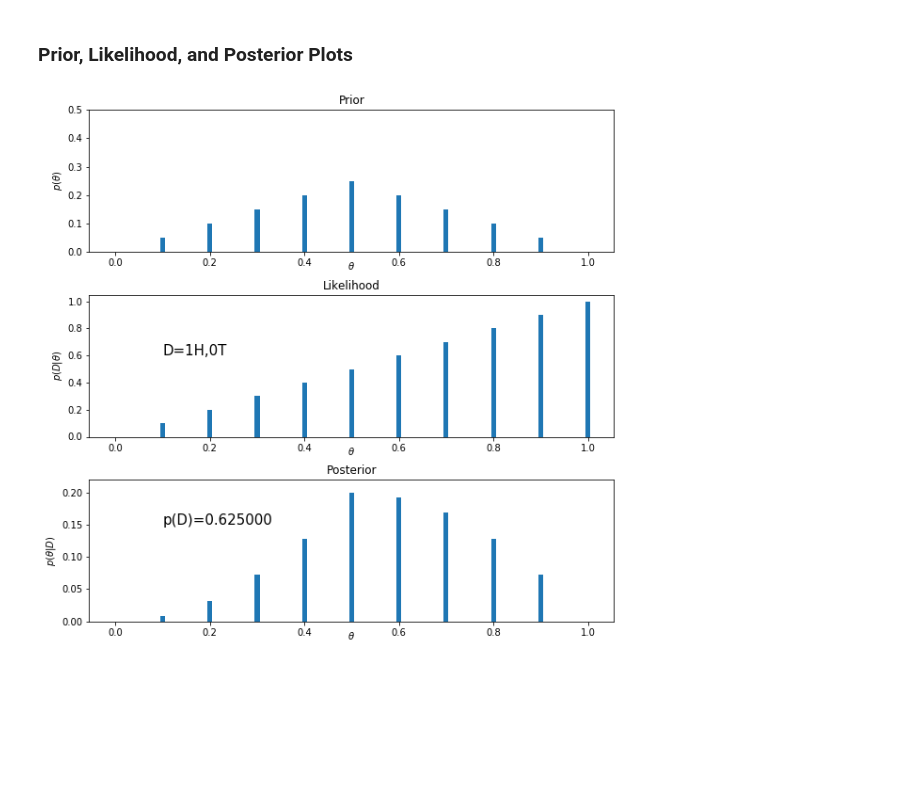
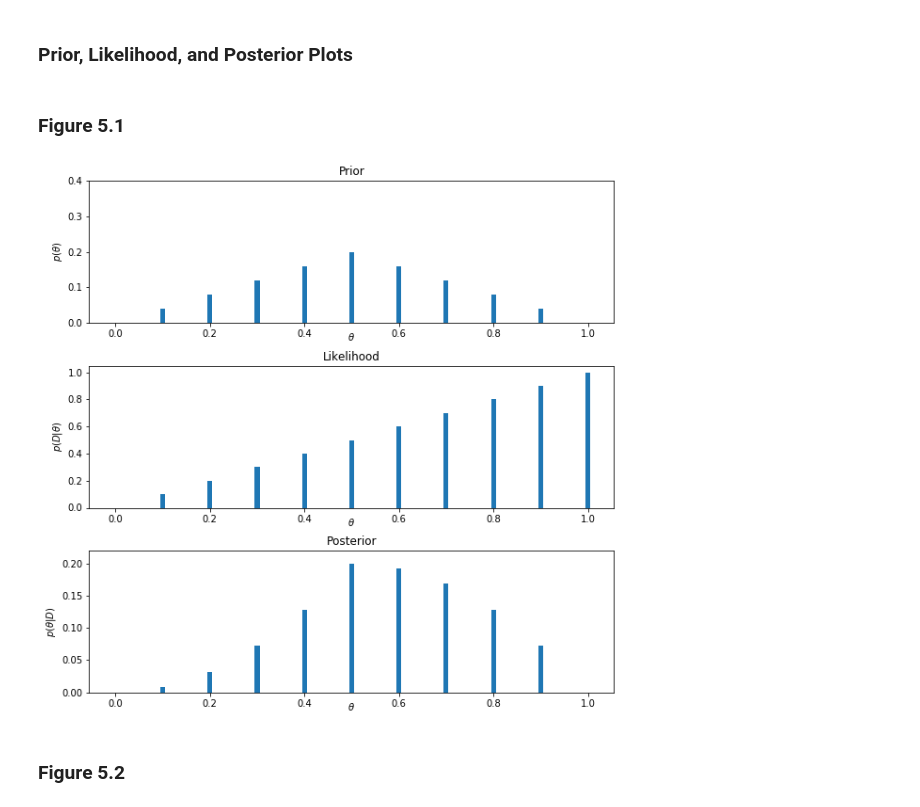
Before and after one commit to vincentmwong/dbda-notes, a Jupyter notebook: ch_5/Wong_Bayesian-textbook_Ch5.ipynb, the cells around one changed output. Cells and saved outputs as stored; diff of their text form; code cells hidden in the pictures; blank space fills up the shorter version.

Commit message:
Created new ch5 plots

```diff
--- a/ch_5/Wong_Bayesian-textbook_Ch5.ipynb
+++ b/ch_5/Wong_Bayesian-textbook_Ch5.ipynb
@@ -7,7 +4,2 @@ data = ['H']
 # %% [markdown]
 ### Prior, Likelihood, and Posterior Plots
-# %%
-thetas = np.linspace(0.0,1.0,num_parameters+2) #Additional 2 parameters accounts for 0.0 and 1.0 cases
-# %%
-#Prior
-priors = np.array([(0.5 - abs(x-0.5))/2 for x in thetas])
@@ -23,29 +6,42 @@ posteriors = (likelihoods*priors)/evidence
+# %%
+def fourTwentyBayesit(data,num_params):
+    thetas = np.linspace(0.0,1.0,num_params+1) #Additional parameter accounts for 0.0
+    priors = [(0.5 - abs(x-0.5))/2 for x in thetas]
+    priorsum = sum(priors)
+    priors = np.array([x/priorsum for x in priors])
+    headcount = data.count('H')
+    tailcount = data.count('T')
+    likelihoods = (thetas**headcount)*((1-thetas)**tailcount)
+    evidence = sum(likelihoods*np.array(priors))
+    posteriors = (likelihoods*priors)/evidence
+    return thetas, priors, likelihoods, evidence, posteriors
+# %% [markdown]
+### Figure 5.1
+# %%
+thetas, priors, likelihoods, evidence, posteriors = fourTwentyBayesit(['H'], 10)
 # %%
-plt.figure(figsize=(10,10))
-plt.subplots_adjust(hspace = 0.3)
+fig, ax = plt.subplots(nrows=3,ncols=1,figsize=(10,10))
+fig.subplots_adjust(hspace=0.3)
 
-plt.subplot(3,1,1)
-plt.bar(thetas,priors, width = 0.01)
-plt.title("Prior")
-plt.xlabel(r"$\theta$",labelpad = -8)
-plt.ylabel(r"$p( \theta )$")
-plt.ylim(0,2*max(priors))
+ax[0].bar(thetas,priors,width=0.01)
+ax[0].set_title("Prior")
+ax[0].set_xlabel(r"$\theta$",labelpad = -8)
+ax[0].set_ylabel(r"$p( \theta )$")
+ax[0].set_ylim(0,2*max(priors))
 
-plt.subplot(3,1,2)
-plt.bar(thetas,likelihoods, width = 0.01)
-plt.title("Likelihood")
-plt.xlabel(r"$\theta$",labelpad = -8)
-plt.ylabel(r"$p(D|\theta)$")
-plt.annotate("D=%iH,%iT"%(headcount,tailcount),xy = (0.1, 0.6),size=15)
+ax[1].bar(thetas,likelihoods, width = 0.01)
+ax[1].set_title("Likelihood")
+ax[1].set_xlabel(r"$\theta$",labelpad = -8)
+ax[1].set_ylabel(r"$p(D|\theta)$")
 
-plt.subplot(3,1,3)
-plt.bar(thetas,posteriors, width = 0.01)
-plt.title("Posterior")
-plt.xlabel(r"$\theta$",labelpad = -8)
-plt.ylabel(r"$p(\theta|D)$")
-plt.ylim(0,1.1*max(posteriors))
-plt.annotate("p(D)=%1.6f"%evidence,xy=(0.1,0.15),size=15)
+ax[2].bar(thetas,posteriors, width = 0.01)
+ax[2].set_title("Posterior")
+ax[2].set_xlabel(r"$\theta$",labelpad = -8)
+ax[2].set_ylabel(r"$p(\theta|D)$")
+ax[2].set_ylim(0,1.1*max(posteriors))
 
 plt.show()
 # %% [output]
-[figure, old version]
+[figure, new version]
+# %% [markdown]
+### Figure 5.2
```
Also changed, not shown: parts of 5 cells of this notebook.
